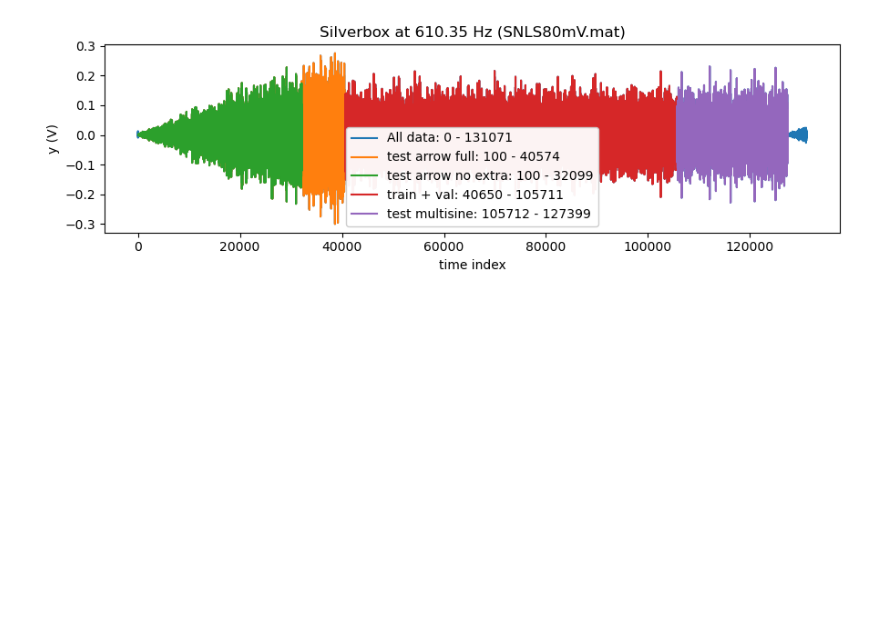
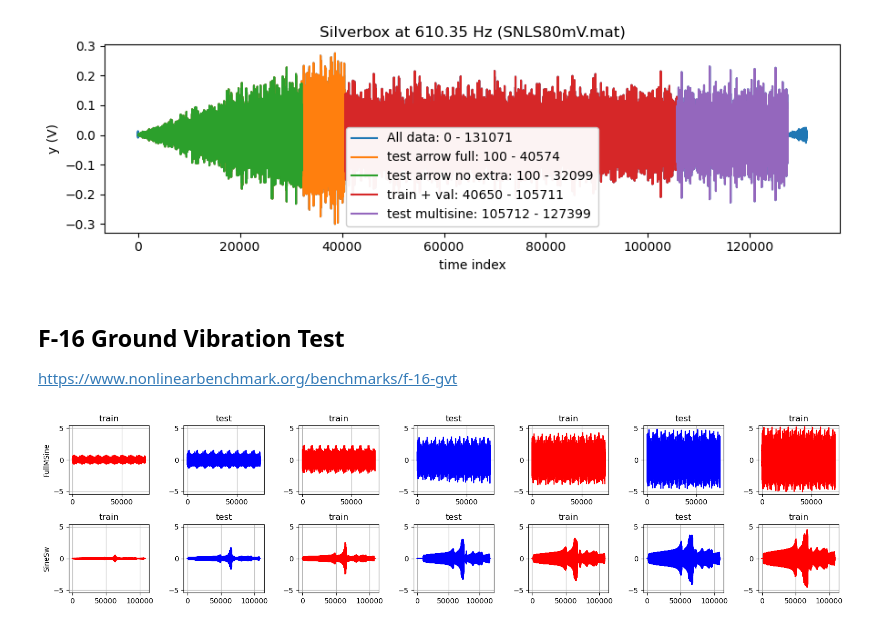
Before and after one commit to GerbenBeintema/nonlinear_benchmarks, a Jupyter notebook: examples/split visualization.ipynb, the cells around one changed output. Saved outputs shown, nothing was run; the diff lists cells and outputs as text; code cells hidden in the pictures; blank space fills up the shorter version.

Commit message:
added ParWH and F16 to loader with official splits

```diff
--- a/examples/split visualization.ipynb
+++ b/examples/split visualization.ipynb
@@ -143,3 +141,25 @@ plt.savefig('../figures/Silverbox.jpg',dpi=300)
 plt.show()
 # %% [output]
 [figure]
+# %% [markdown]
+## F-16 Ground Vibration Test
+
+https://www.nonlinearbenchmark.org/benchmarks/f-16-gvt
+# %%
+data = nlb.F16(train_test_split=False)
+plt.figure(figsize=(16,4))
+for i, d in enumerate(data, start=1):
+    plt.subplot(2,7,i)
+    if i==1:
+        plt.ylabel('FullMSine')
+    elif i==8:
+        plt.ylabel('SineSw')
+    plt.title('test' if 'Validation' in d.name else 'train')
+    plt.plot(d.y, c='b' if 'Validation' in d.name else 'r')
+    plt.ylim(-5.4, 5.4)
+    plt.grid()
+plt.tight_layout()
+plt.savefig('../figures/F16.jpg',dpi=300)
+plt.show()
+# %% [output]
+[figure, added]
```
Also changed, not shown: parts of 9 cells of this notebook, 14 other files.
